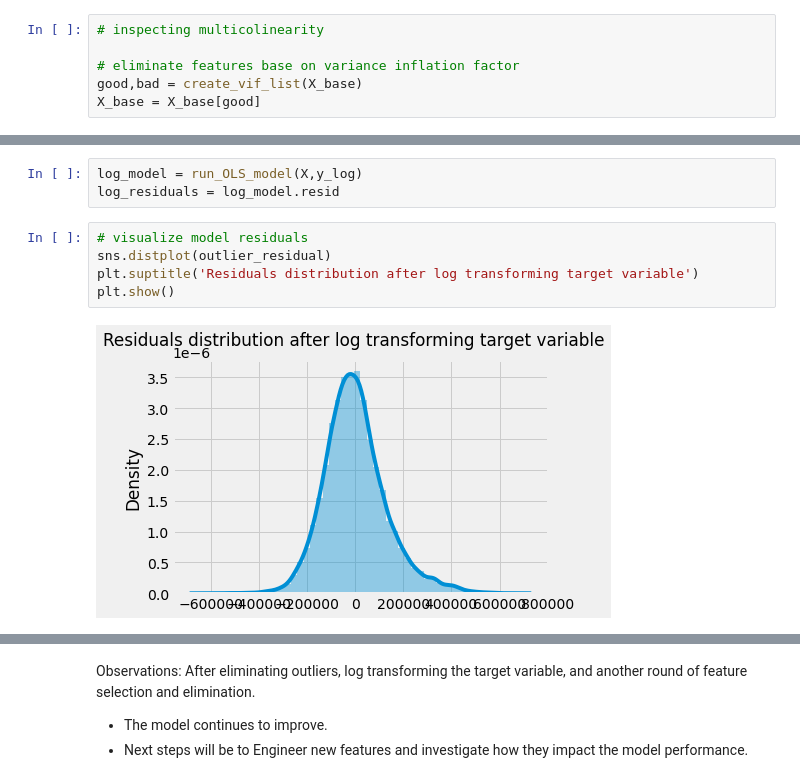
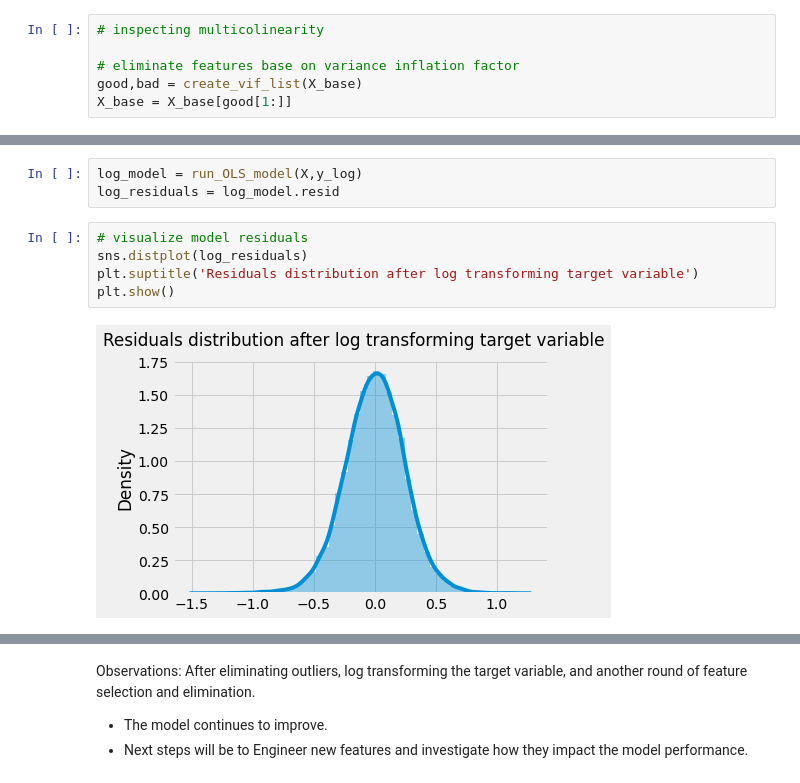
Before and after one commit to Zeth-Abney/Flatiron-school, a Jupyter notebook: phase-2/PROJECT/EDA.ipynb, the cells around one changed output, grey strips where cells are left out. Saved outputs shown, nothing was run; the diff lists cells and outputs as text.

```diff
--- a/phase-2/PROJECT/EDA.ipynb
+++ b/phase-2/PROJECT/EDA.ipynb
@@ -318,7 +312,7 @@ X_base = X_base[RFE_selection]
 
 # eliminate features base on variance inflation factor
 good,bad = create_vif_list(X_base)
-X_base = X_base[good]
+X_base = X_base[good[1:]]
 # %%
 # not eliminating sqft_lot or sqft_lot15because the correlation coefficient is less than .75, I suspect at least one will be weeded out later on anyway.
 cc_df = create_CC_df(X_base,.6,1)
@@ -430,11 +460,11 @@ log_model = run_OLS_model(X,y_log)
 log_residuals = log_model.resid
 # %%
 # visualize model residuals
-sns.distplot(outlier_residual)
+sns.distplot(log_residuals)
 plt.suptitle('Residuals distribution after log transforming target variable')
 plt.show()
 # %% [output]
-[figure, old version]
+[figure, new version]
 # %%
 log_model_strength = model_strength_indicators(log_model)
 log_model_strength
```
Also changed, not shown: parts of 58 cells of this notebook, 4 other files.
